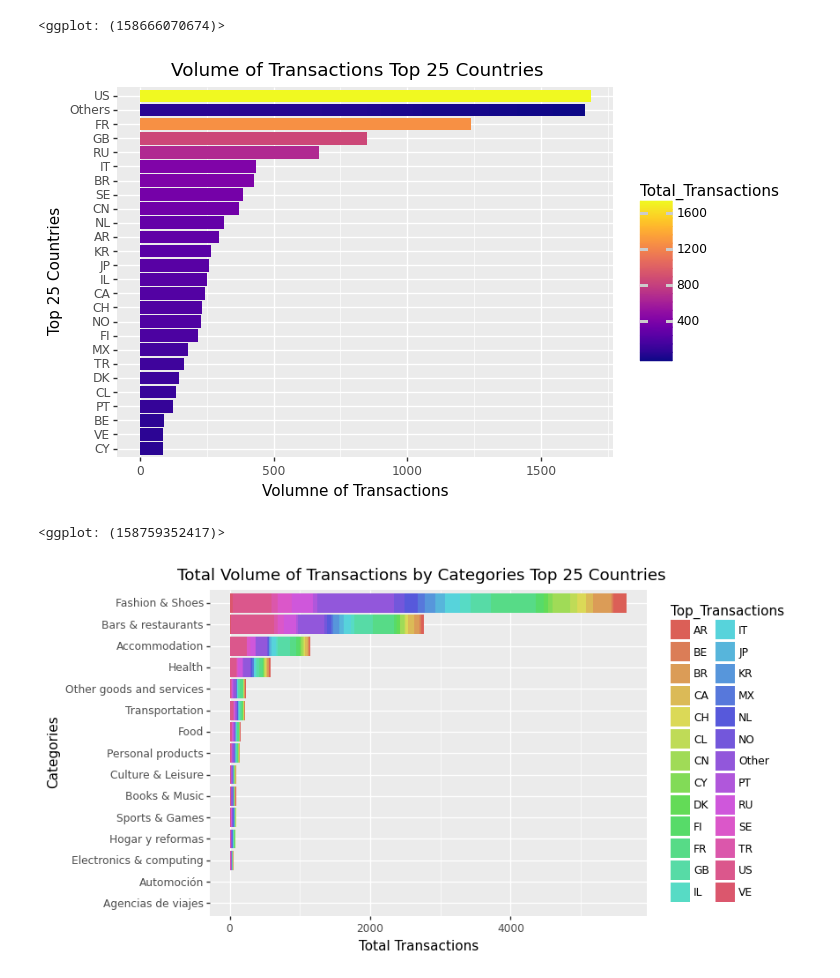
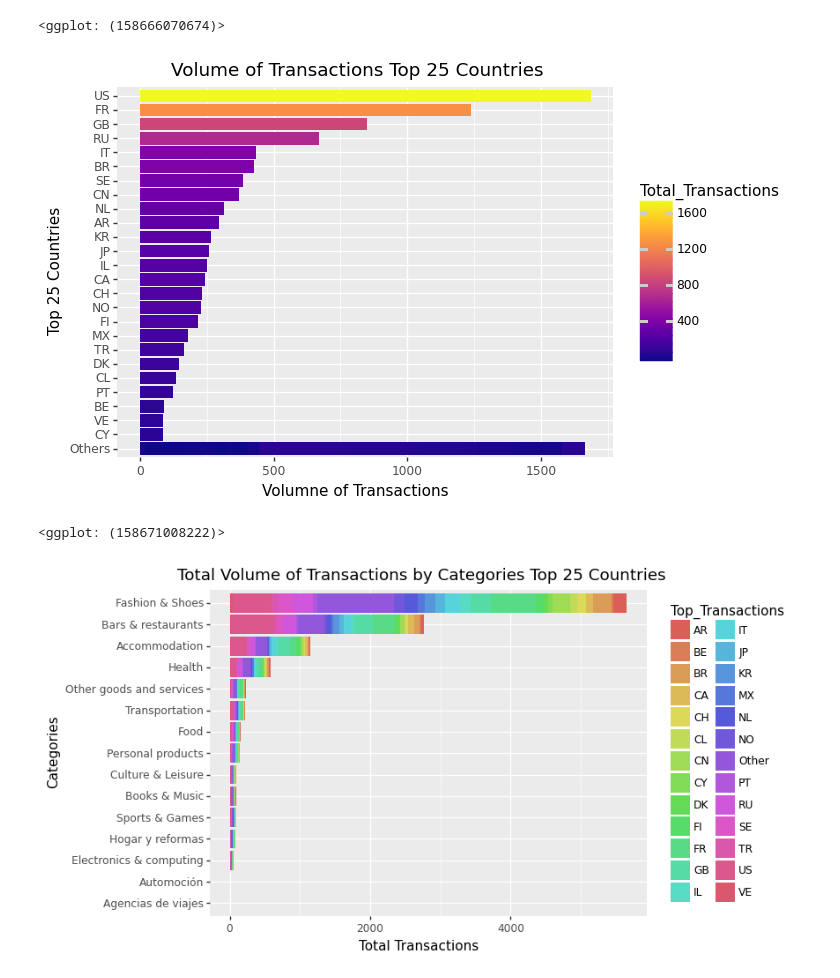
Before and after one commit to callysthenes/citibank_business_case_visual, a Jupyter notebook: EDA_Diana.ipynb, the cells around one changed output. Drawn from its saved outputs; the diff is of its cells as text; code cells hidden in the pictures.

```diff
--- a/EDA_Diana.ipynb
+++ b/EDA_Diana.ipynb
@@ -304,7 +314,6 @@ world_map_card
 [figure]
 <ggplot: (158666070674)>
 # %%
-#Selecting Top XX nationalities
 # number of top-n you want
 n = 25
 
@@ -317,21 +326,26 @@ df_sorted_vol = (sales_df
 # rename rows other than top-n to 'Others'
 df_sorted_vol.loc[df_sorted_vol.index >= n, 'customer_country'] = 'Others'
 
-# re-group by again
-#df_sorted.groupby('customer_country').sum()
+sorted_levels_vol = df_sorted_vol.sort_values('Total_Transactions')['customer_country']
+
+sorted_custom_vol = ['Others'] + [l for l in sorted_levels_vol if not l == 'Others']
+
+# reorder dataframe based on these factor levels
+df_sorted_vol['customer_country'] = pd.Categorical(df_sorted_vol['customer_country'], sorted_custom_vol)
+df_sorted_vol = df_sorted_vol.sort_values('customer_country')
 # %%
 #Bar Chart for top 25 countries ordered by volume of transactions
-ggplot(df_sorted_vol, aes(x = 'reorder(customer_country, Total_Transactions, fun=sum)', y = 'Total_Transactions', fill='Total_Transactions'))\
+ggplot(df_sorted_vol, aes(x = 'customer_country', y = 'Total_Transactions', fill='Total_Transactions'))\
     + geom_bar(stat="identity")\
         + scale_x_discrete()\
             + coord_flip()\
                 +scale_fill_cmap(cmap_name="plasma")\
                     + ggtitle("Volume of Transactions Top 25 Countries")\
                         +labs(y= "Volumne of Transactions ", x = "Top 25 Countries")\
                             + guides(color=guide_legend(title='Volume'))
 # %% [output]
-[figure, old version]
+[figure, new version]
-<ggplot: (158759352417)>
+<ggplot: (158671008222)>
 # %%
 Left_join = pd.merge(left=Left_join, right=df_sorted_vol[['customer_country','Total_Transactions']], on ='customer_country', how ='left')
 Left_join['Total_Transactions'].fillna('Other', inplace=True)
```
Also changed, not shown: parts of 13 cells of this notebook.
